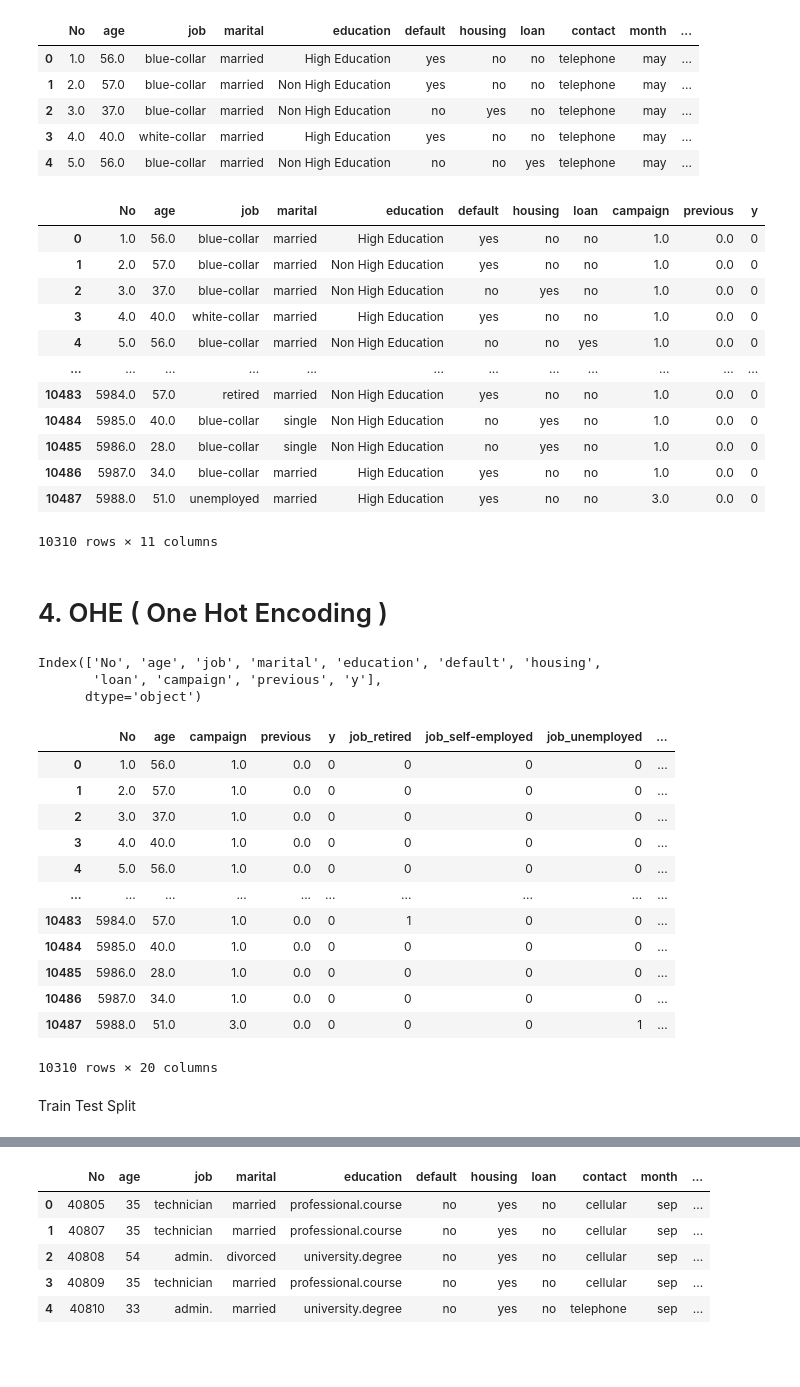
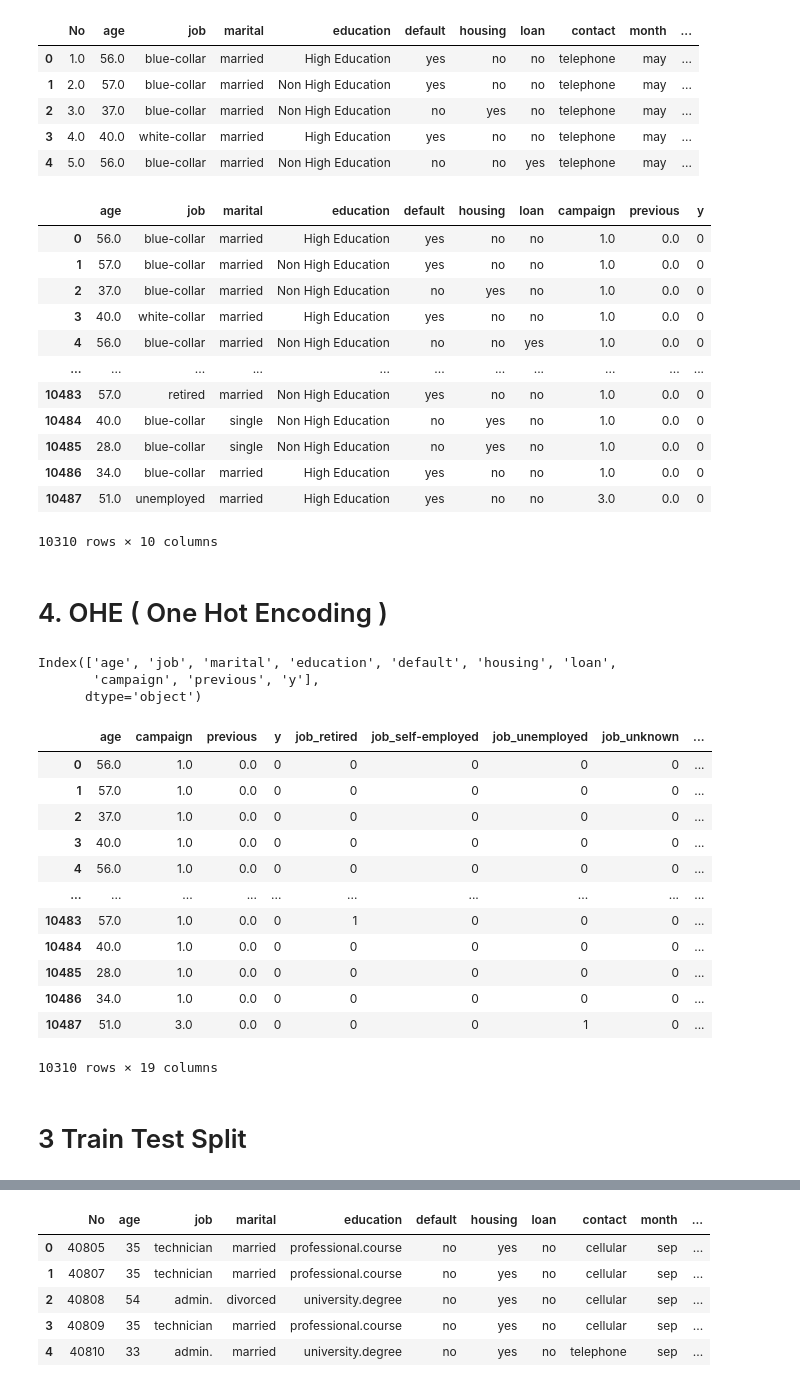
Before and after one commit to d-widyantama/_GROUPCHALLENGE-MODELING, a Jupyter notebook: NOTEBOOK/Deposit-Predict.ipynb, the cells around one changed output, grey strips where cells are left out. Saved outputs shown, nothing was run; the diff lists cells and outputs as text; code cells hidden in the pictures; blank space fills up the shorter version.

```diff
--- a/NOTEBOOK/Deposit-Predict.ipynb
+++ b/NOTEBOOK/Deposit-Predict.ipynb
@@ -354,50 +359,50 @@ df.head()
 | 3 | 4.0 | 40.0 | white-collar | married | High Education | yes | no | no | telephone | may | ... |
 | 4 | 5.0 | 56.0 | blue-collar | married | Non High Education | no | no | yes | telephone | may | ... |
 # %%
-df = df.drop(['contact','month','day_of_week','poutcome', 'duration', 'pdays'],axis=1)
+df = df.drop(['No','contact','month','day_of_week','poutcome', 'duration', 'pdays'],axis=1)
 # %%
 df
 # %% [output]
-|  | No | age | job | marital | education | default | housing | loan | campaign | previous | y |
-| 0 | 1.0 | 56.0 | blue-collar | married | High Education | yes | no | no | 1.0 | 0.0 | 0 |
-| 1 | 2.0 | 57.0 | blue-collar | married | Non High Education | yes | no | no | 1.0 | 0.0 | 0 |
-| 2 | 3.0 | 37.0 | blue-collar | married | Non High Education | no | yes | no | 1.0 | 0.0 | 0 |
-| 3 | 4.0 | 40.0 | white-collar | married | High Education | yes | no | no | 1.0 | 0.0 | 0 |
-| 4 | 5.0 | 56.0 | blue-collar | married | Non High Education | no | no | yes | 1.0 | 0.0 | 0 |
-| ... | ... | ... | ... | ... | ... | ... | ... | ... | ... | ... | ... |
-| 10483 | 5984.0 | 57.0 | retired | married | Non High Education | yes | no | no | 1.0 | 0.0 | 0 |
-| 10484 | 5985.0 | 40.0 | blue-collar | single | Non High Education | no | yes | no | 1.0 | 0.0 | 0 |
-| 10485 | 5986.0 | 28.0 | blue-collar | single | Non High Education | no | yes | no | 1.0 | 0.0 | 0 |
-| 10486 | 5987.0 | 34.0 | blue-collar | married | High Education | yes | no | no | 1.0 | 0.0 | 0 |
-| 10487 | 5988.0 | 51.0 | unemployed | married | High Education | yes | no | no | 3.0 | 0.0 | 0 |
+|  | age | job | marital | education | default | housing | loan | campaign | previous | y |
+| 0 | 56.0 | blue-collar | married | High Education | yes | no | no | 1.0 | 0.0 | 0 |
+| 1 | 57.0 | blue-collar | married | Non High Education | yes | no | no | 1.0 | 0.0 | 0 |
+| 2 | 37.0 | blue-collar | married | Non High Education | no | yes | no | 1.0 | 0.0 | 0 |
+| 3 | 40.0 | white-collar | married | High Education | yes | no | no | 1.0 | 0.0 | 0 |
+| 4 | 56.0 | blue-collar | married | Non High Education | no | no | yes | 1.0 | 0.0 | 0 |
+| ... | ... | ... | ... | ... | ... | ... | ... | ... | ... | ... |
+| 10483 | 57.0 | retired | married | Non High Education | yes | no | no | 1.0 | 0.0 | 0 |
+| 10484 | 40.0 | blue-collar | single | Non High Education | no | yes | no | 1.0 | 0.0 | 0 |
+| 10485 | 28.0 | blue-collar | single | Non High Education | no | yes | no | 1.0 | 0.0 | 0 |
+| 10486 | 34.0 | blue-collar | married | High Education | yes | no | no | 1.0 | 0.0 | 0 |
+| 10487 | 51.0 | unemployed | married | High Education | yes | no | no | 3.0 | 0.0 | 0 |
-10310 rows × 11 columns
+10310 rows × 10 columns
 # %% [markdown]
 # 4. OHE ( One Hot Encoding )
 # %%
 df.columns
 # %% [output]
-Index(['No', 'age', 'job', 'marital', 'education', 'default', 'housing',
-       'loan', 'campaign', 'previous', 'y'],
+Index(['age', 'job', 'marital', 'education', 'default', 'housing', 'loan',
+       'campaign', 'previous', 'y'],
       dtype='object')
 # %%
 #Convert sex & alone col to dummy var, save to a variable
 
-df =  pd.get_dummies(df, columns=['job', 'marital', 'education', 'default', 'housing',
+df_ML =  pd.get_dummies(df, columns=['job', 'marital', 'education', 'default', 'housing',
        'loan'], dtype=int, drop_first=True)
-df
+df_ML
 # %% [output]
-|  | No | age | campaign | previous | y | job_retired | job_self-employed | job_unemployed | ... |
-| 0 | 1.0 | 56.0 | 1.0 | 0.0 | 0 | 0 | 0 | 0 | ... |
-| 1 | 2.0 | 57.0 | 1.0 | 0.0 | 0 | 0 | 0 | 0 | ... |
-| 2 | 3.0 | 37.0 | 1.0 | 0.0 | 0 | 0 | 0 | 0 | ... |
-| 3 | 4.0 | 40.0 | 1.0 | 0.0 | 0 | 0 | 0 | 0 | ... |
-| 4 | 5.0 | 56.0 | 1.0 | 0.0 | 0 | 0 | 0 | 0 | ... |
+|  | age | campaign | previous | y | job_retired | job_self-employed | job_unemployed | job_unknown | ... |
+| 0 | 56.0 | 1.0 | 0.0 | 0 | 0 | 0 | 0 | 0 | ... |
+| 1 | 57.0 | 1.0 | 0.0 | 0 | 0 | 0 | 0 | 0 | ... |
+| 2 | 37.0 | 1.0 | 0.0 | 0 | 0 | 0 | 0 | 0 | ... |
+| 3 | 40.0 | 1.0 | 0.0 | 0 | 0 | 0 | 0 | 0 | ... |
+| 4 | 56.0 | 1.0 | 0.0 | 0 | 0 | 0 | 0 | 0 | ... |
 | ... | ... | ... | ... | ... | ... | ... | ... | ... | ... |
-| 10483 | 5984.0 | 57.0 | 1.0 | 0.0 | 0 | 1 | 0 | 0 | ... |
-| 10484 | 5985.0 | 40.0 | 1.0 | 0.0 | 0 | 0 | 0 | 0 | ... |
-| 10485 | 5986.0 | 28.0 | 1.0 | 0.0 | 0 | 0 | 0 | 0 | ... |
-| 10486 | 5987.0 | 34.0 | 1.0 | 0.0 | 0 | 0 | 0 | 0 | ... |
-| 10487 | 5988.0 | 51.0 | 3.0 | 0.0 | 0 | 0 | 0 | 1 | ... |
+| 10483 | 57.0 | 1.0 | 0.0 | 0 | 1 | 0 | 0 | 0 | ... |
+| 10484 | 40.0 | 1.0 | 0.0 | 0 | 0 | 0 | 0 | 0 | ... |
+| 10485 | 28.0 | 1.0 | 0.0 | 0 | 0 | 0 | 0 | 0 | ... |
+| 10486 | 34.0 | 1.0 | 0.0 | 0 | 0 | 0 | 0 | 0 | ... |
+| 10487 | 51.0 | 3.0 | 0.0 | 0 | 0 | 0 | 1 | 0 | ... |
-10310 rows × 20 columns
+10310 rows × 19 columns
 # %% [markdown]
-Train Test Split
+# 3 Train Test Split
```
Also changed, not shown: parts of 28 cells of this notebook.
